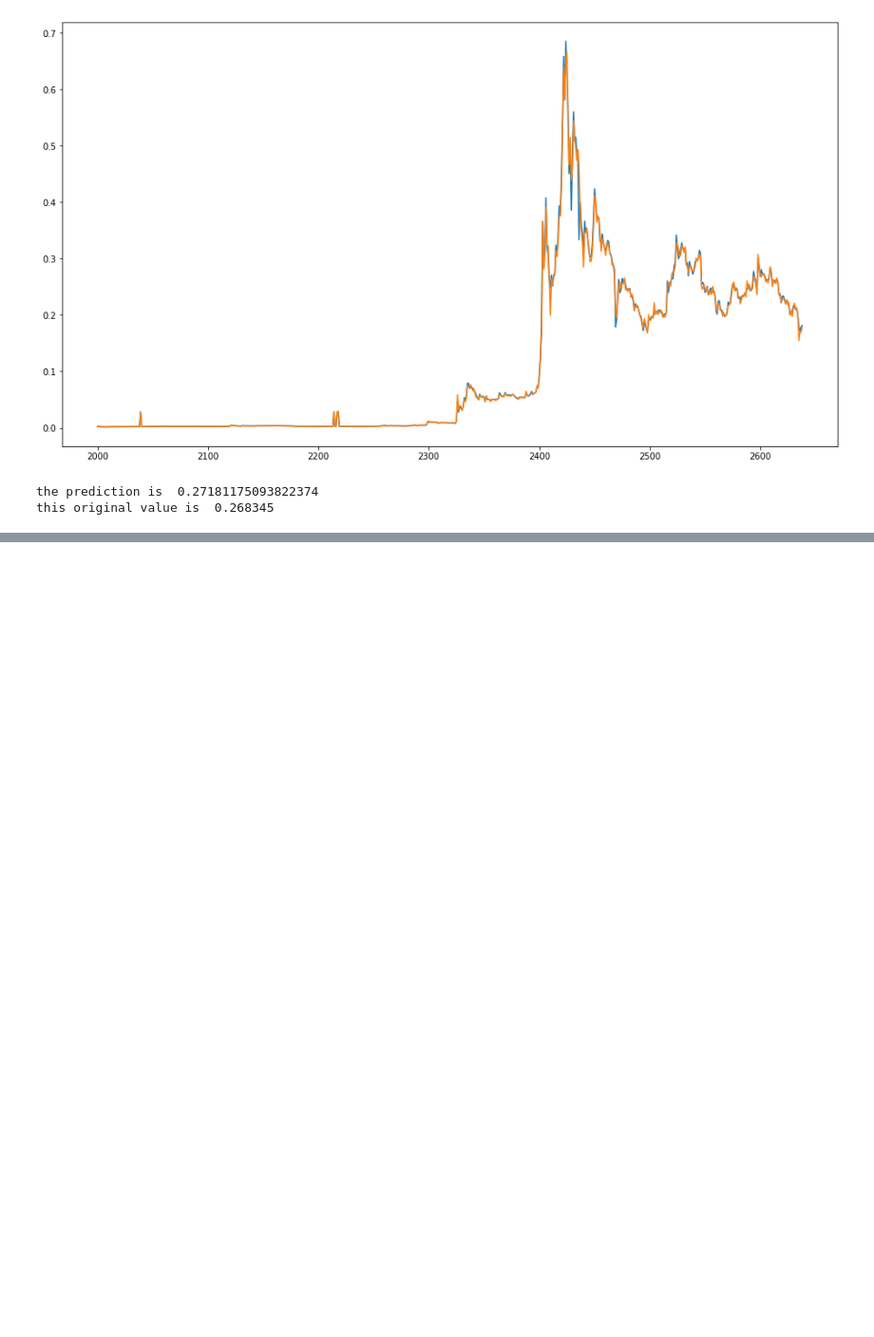
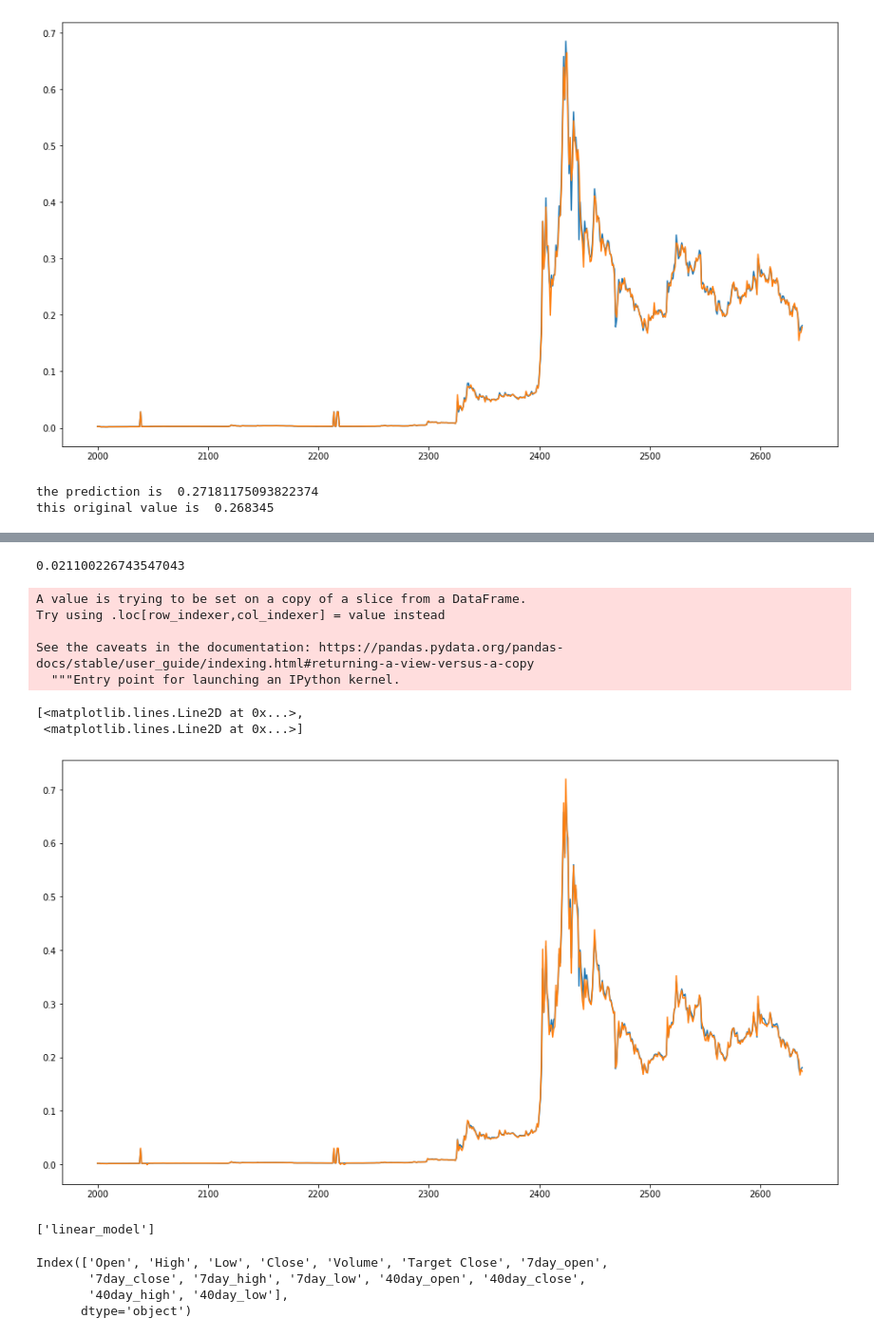
Before and after one commit to haleelsada/Dogeship, a Jupyter notebook: Dogeship_linear_model.ipynb, the cells around one changed output, grey strips where cells are left out. Shown at 95% size. Cells and saved outputs as stored; diff of their text form; code cells hidden in the pictures; blank space fills up the shorter version.

```diff
--- a/Dogeship_linear_model.ipynb
+++ b/Dogeship_linear_model.ipynb
@@ -146,0 +224,16 @@ joblib.dump(model,'linear_model')
+# %%
+data3=data3.drop('Date',axis=1)
+
+#filling null cells
+
+cols=list(data3.columns)
+print('before null removal\n')
+print(data3.isnull().sum())
+
+from sklearn.impute import SimpleImputer
+imputer=SimpleImputer()
+data3=pd.DataFrame(imputer.fit_transform(data3))
+print('\nafter null removal..\n')
+print(data3.isnull().sum())
+
+data3.columns=cols
@@ -146,0 +258,49 @@ joblib.dump(model,'linear_model')
+# %%
+
+train = data3[:2000]
+valid = data3[2000:]
+
+x_train = train.drop('Target Close', axis=1)
+y_train = train['Target Close']
+x_valid = valid.drop('Target Close', axis=1)
+y_valid = valid['Target Close']
+
+#implement linear regression
+model = LinearRegression()
+model.fit(x_train,y_train)
+
+#predict on validation data
+preds = model.predict(x_valid)
+rms=np.sqrt(np.mean(np.power((np.array(y_valid)-np.array(preds)),2)))
+print(rms)
+# %% [output]
+0.021100226743547043
+# %%
+valid['Predictions'] = preds
+
+plt.figure(figsize=(16,9))
+
+plt.plot(valid[['Close','Predictions']])
+# %% [output]
+A value is trying to be set on a copy of a slice from a DataFrame.
+Try using .loc[row_indexer,col_indexer] = value instead
+
+See the caveats in the documentation: https://pandas.pydata.org/pandas-docs/stable/user_guide/indexing.html#returning-a-view-versus-a-copy
+  """Entry point for launching an IPython kernel.
+[<matplotlib.lines.Line2D at 0x...>,
+ <matplotlib.lines.Line2D at 0x...>]
+[figure, added]
+# %%
+# save model
+
+import joblib
+joblib.dump(model,'linear_model')
+# %% [output]
+['linear_model']
+# %%
+print(data3.columns)
+# %% [output]
+Index(['Open', 'High', 'Low', 'Close', 'Volume', 'Target Close', '7day_open',
+       '7day_close', '7day_high', '7day_low', '40day_open', '40day_close',
+       '40day_high', '40day_low'],
+      dtype='object')
```
Also changed, not shown: parts of 8 cells of this notebook.
